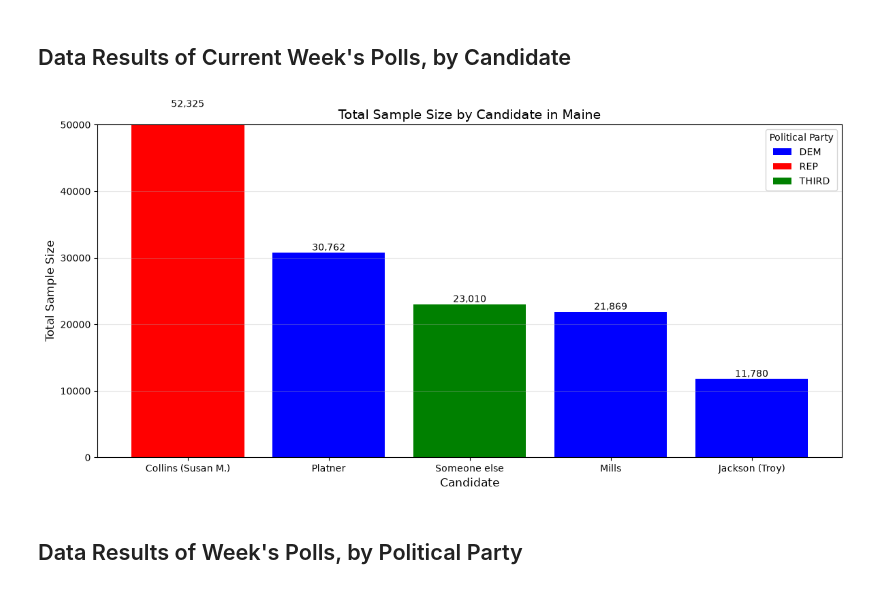
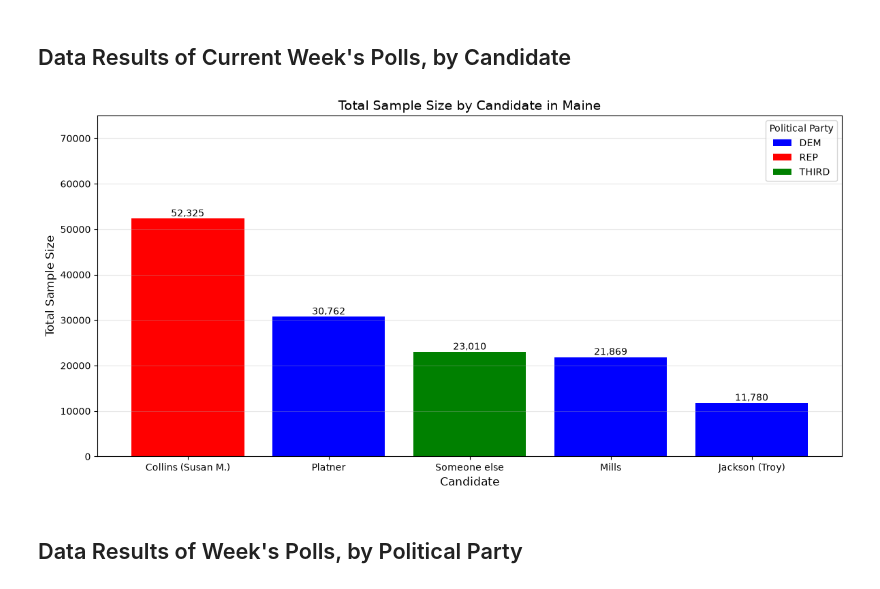
Before and after one commit to ktkt9898/CS-Senior-Project, a Jupyter notebook: Maine_Election_Analysis.ipynb, the cells around one changed output. Drawn from its saved outputs; the diff is of its cells as text; code cells hidden in the pictures.

```diff
--- a/Maine_Election_Analysis.ipynb
+++ b/Maine_Election_Analysis.ipynb
@@ -205,35 +204,35 @@ for candidate in df_aggregated["Answer"]:
     # Finalize the bar chart with the candidate's name, sample size, and color
     plt.bar(
         candidate,
         sample_size,
         color=color,
         label=party if candidate == df_aggregated["Answer"].iloc[0] else "",
     )
 
 # Add value labels
 for i, (candidate, sample_size) in enumerate(
     zip(df_aggregated["Answer"], df_aggregated["Sample Size"])
 ):
     plt.text(
         i, sample_size, f"{int(sample_size):,}", ha="center", va="bottom", fontsize=10
     )
 
 # Set y-axis limit to ensure bars are fully visible
-plt.ylim(0, 50000)
+plt.ylim(0, 75000)
 
 plt.xlabel("Candidate", fontsize=12)
 plt.ylabel("Total Sample Size", fontsize=12)
 plt.title("Total Sample Size by Candidate in Maine", fontsize=14)
 plt.xticks(rotation=0)
 plt.grid(axis="y", alpha=0.3)
 
 # Add legend
 plt.legend(handles=legend_elements, title="Political Party", loc="upper right")
 
 plt.tight_layout()
 plt.show()
 # %% [output]
-[figure, old version]
+[figure, new version]
 # %% [markdown]
 ## Data Results of Week's Polls, by Political Party
 # %%
```
Also changed, not shown: parts of 3 cells of this notebook, 27 other files.
